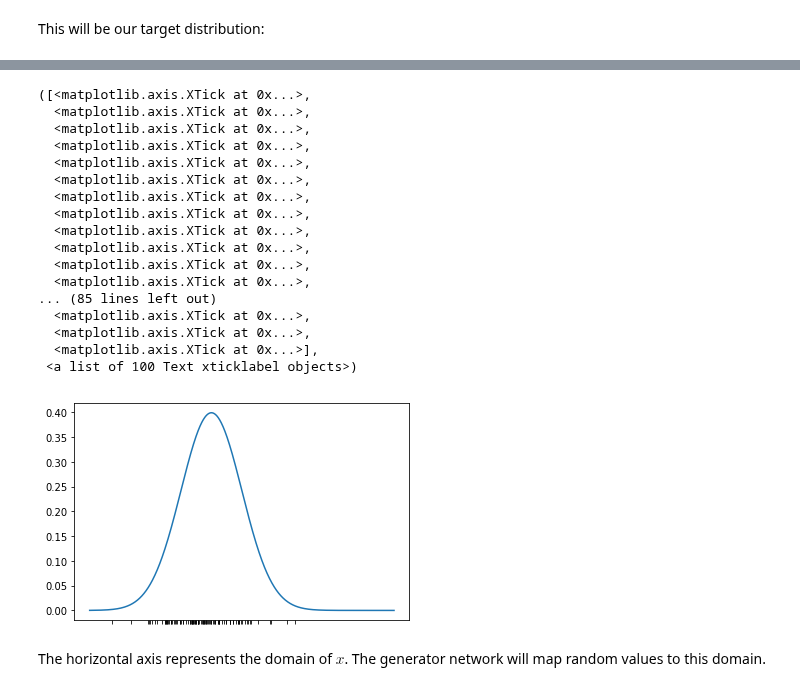
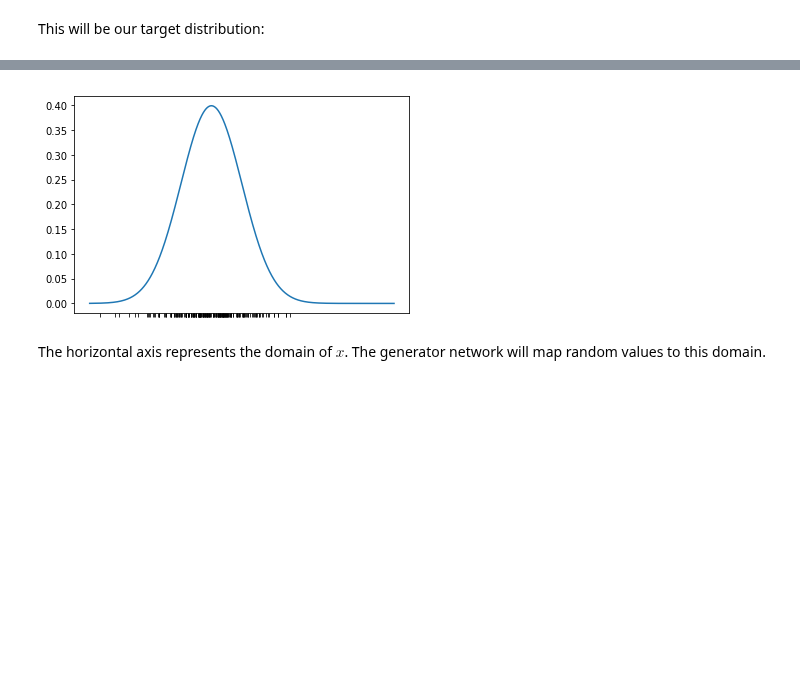
Before and after one commit to DataScienceUB/DeepLearningMaster20192020, a Jupyter notebook: 12. Non supervised learning II.ipynb, the cells around one changed output, grey strips where cells are left out. Drawn from its saved outputs; the diff is of its cells as text; code cells hidden in the pictures; blank space fills up the shorter version.

```diff
--- a/12. Non supervised learning II.ipynb
+++ b/12. Non supervised learning II.ipynb
@@ -305,13 +305,15 @@ from scipy.stats import norm
 This will be our target distribution:
 # %%
 # target distribution
+import warnings
+warnings.filterwarnings("ignore")
 
 mu,sigma=-1,1
 xs=np.linspace(-5,5,1000)
 plt.plot(xs, norm.pdf(xs,loc=mu,scale=sigma))
-r = norm.rvs(-1,1,size=100)
+r = norm.rvs(-1,1,size=200)
 
 ax = plt.axes()
 ax.xaxis.set_major_formatter(plt.NullFormatter())
-plt.xticks(r)
+b = plt.xticks(r)
 # %% [output]
@@ -320,21 +320,4 @@ Adding an axes using the same arguments as a previous axes currently reuses the
-([<matplotlib.axis.XTick at 0x...>,
-  <matplotlib.axis.XTick at 0x...>,
-  <matplotlib.axis.XTick at 0x...>,
-  <matplotlib.axis.XTick at 0x...>,
-  <matplotlib.axis.XTick at 0x...>,
-  <matplotlib.axis.XTick at 0x...>,
-  <matplotlib.axis.XTick at 0x...>,
-  <matplotlib.axis.XTick at 0x...>,
-  <matplotlib.axis.XTick at 0x...>,
-  <matplotlib.axis.XTick at 0x...>,
-  <matplotlib.axis.XTick at 0x...>,
-  <matplotlib.axis.XTick at 0x...>,
-... (85 lines left out)
-  <matplotlib.axis.XTick at 0x...>,
-  <matplotlib.axis.XTick at 0x...>,
-  <matplotlib.axis.XTick at 0x...>],
- <a list of 100 Text xticklabel objects>)
-[figure, old version]
+[figure, new version]
 # %% [markdown]
 The horizontal axis represents the domain of $x$. The generator network will map random values to this domain.
 # %% [markdown]
```
Also changed, not shown: parts of 1 cell of this notebook.
